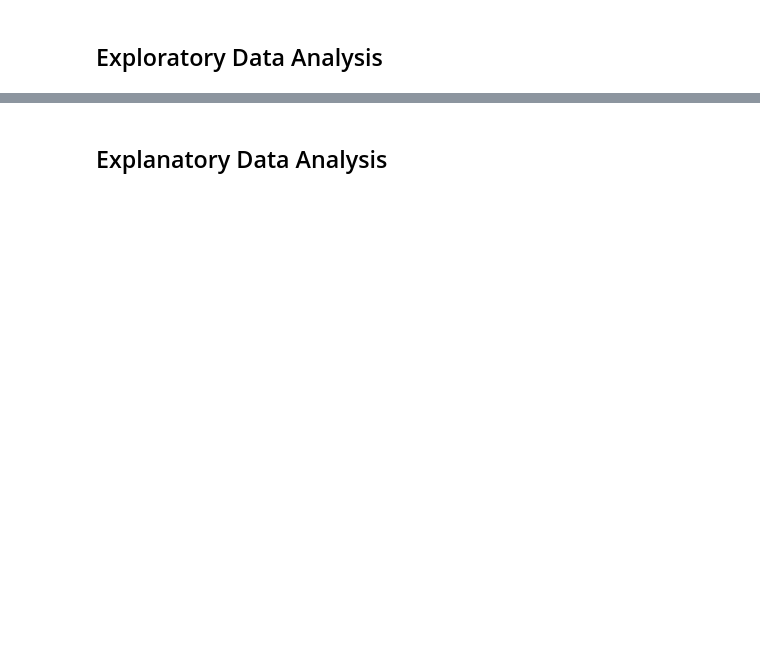
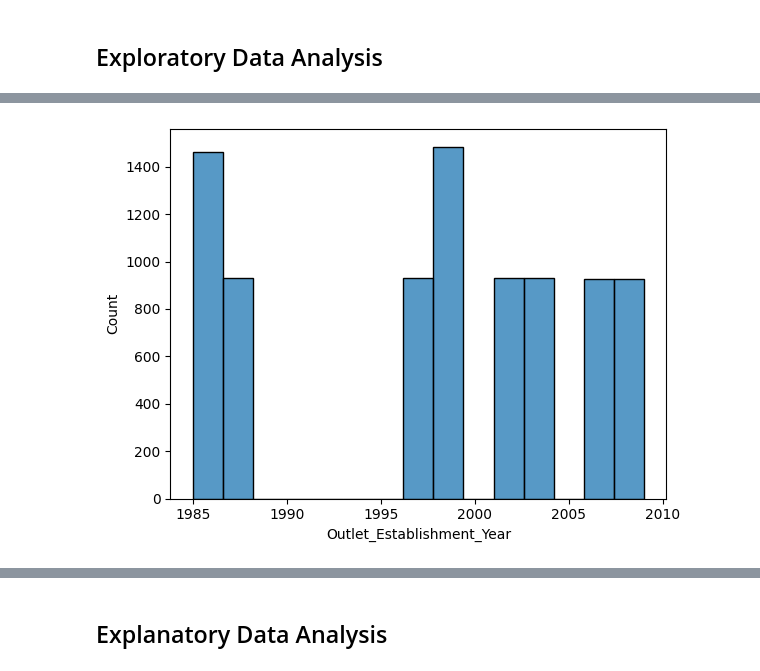
Before and after one commit to Sudo-CHRIS-dev/Prediction-of-Product-Sales, a Jupyter notebook: Project_1_Prediction_of_Product_Sales.ipynb, the cells around one changed output, grey strips where cells are left out. Saved outputs shown, nothing was run; the diff lists cells and outputs as text; code cells hidden in the pictures; blank space fills up the shorter version.

```diff
--- a/Project_1_Prediction_of_Product_Sales.ipynb
+++ b/Project_1_Prediction_of_Product_Sales.ipynb
@@ -212,0 +224,5 @@ For Item_Outlet_Sales column min: 33.29, max: 13086.9648, mean: 2181.28891357503
+# %%
+ax = sns.histplot(data = df_sales,
+                  x='Outlet_Establishment_Year')
+# %% [output]
+[figure, added]
```
Also changed, not shown: parts of 22 cells of this notebook.
